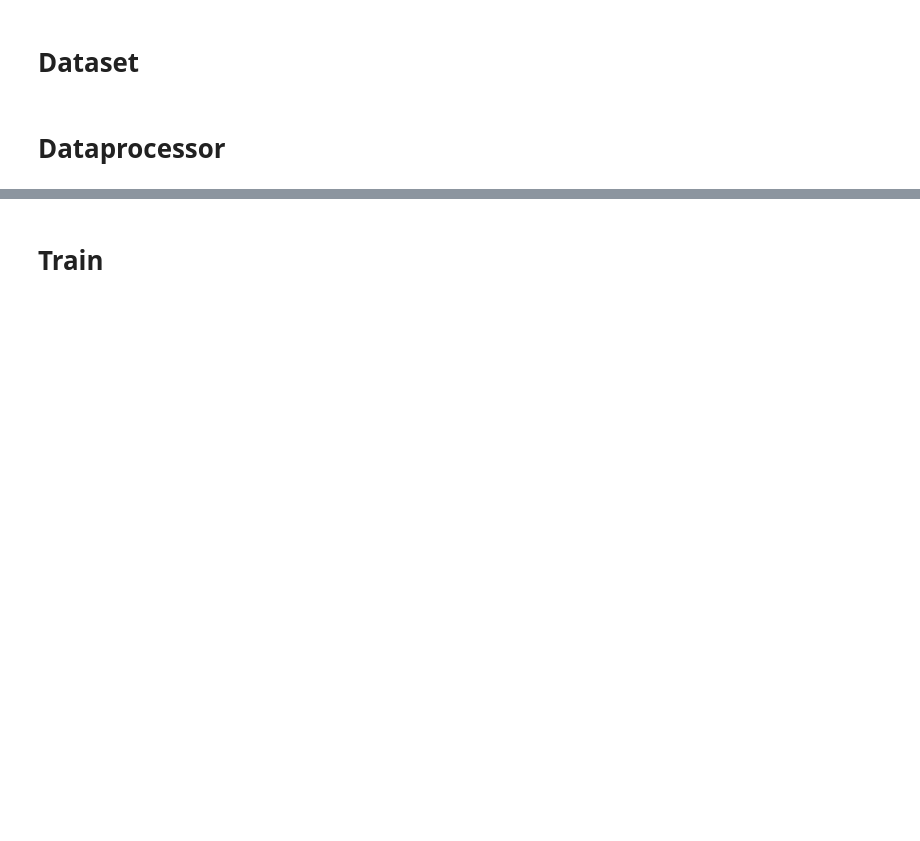
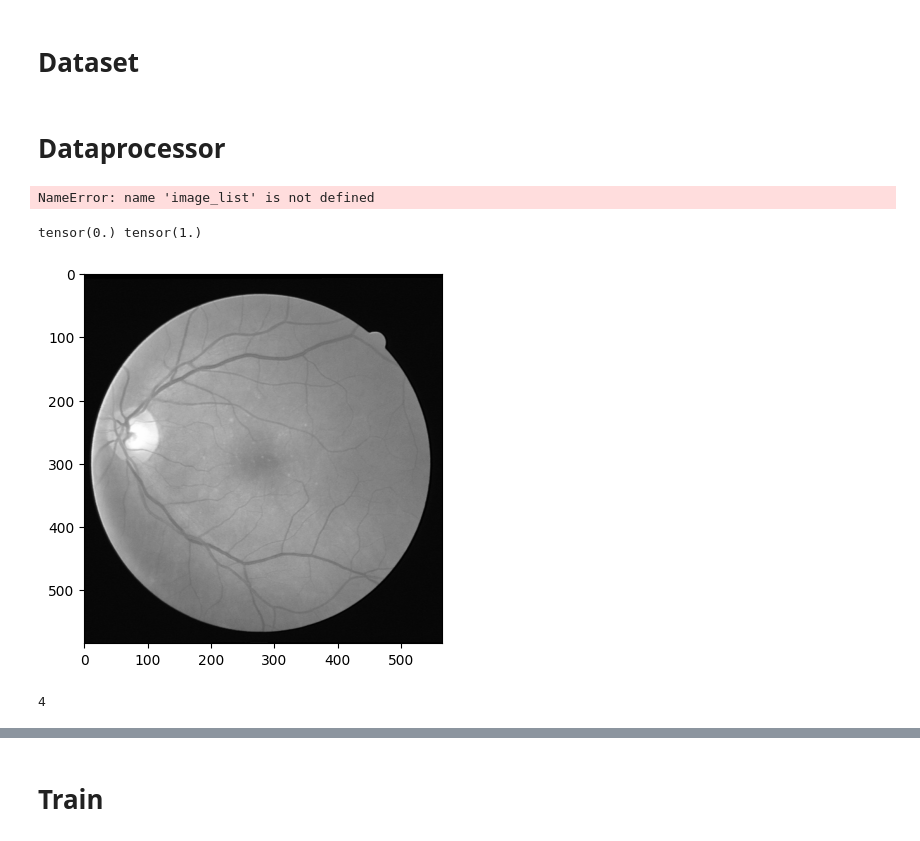
Before and after one commit to meysam-kazemi/drive-unet, a Jupyter notebook: fr_unet.ipynb, the cells around one changed output, grey strips where cells are left out. Drawn from its saved outputs; the diff is of its cells as text; code cells hidden in the pictures; blank space fills up the shorter version.

```diff
--- a/fr_unet.ipynb
+++ b/fr_unet.ipynb
@@ -812,0 +849,4 @@ data_process(DATA_PATH, DATA_NAME,
+# %%
+image_list
+# %% [output]
+NameError: name 'image_list' is not defined
@@ -812,0 +914,41 @@ data_process(DATA_PATH, DATA_NAME,
+# %%
+data_path = './'
+name = "DRIVE"  # ['DRIVE','CHASEDB1','STARE','CHUAC','DCA1']
+patch_size = 16  # the size of patch for image partition
+stride = 6  # the stride of image partitio
+mode = "training"
+
+save_path = os.path.join(data_path, f"{mode}_pro")
+# dir_exists(save_path)
+# remove_files(save_path)
+if name == "DRIVE":
+    img_path = os.path.join(data_path, mode, "images")
+    gt_path = os.path.join(data_path, mode, "1st_manual")
+    # img_path = "new_data/train/image/"
+    # gt_path = "new_data/train/mask/"
+    file_list = list(sorted(os.listdir(img_path)))
+
+img_list = []
+gt_list = []
+for i, file in tqdm(enumerate(file_list)):
+    if name == "DRIVE":
+        img = Image.open(os.path.join(img_path, file))
+        gt = Image.open(os.path.join(gt_path, file[0:2] + "_manual1.gif"))
+        # gt = Image.open(os.path.join(gt_path, file))
+        img = Grayscale(1)(img)
+        img_list.append(ToTensor()(img))
+        gt_list.append(ToTensor()(gt))
+# %%
+img_list = normalization(img_list)
+# %%
+import matplotlib.pyplot as plt
+plt.imshow(img_list[0][0],'gray')
+print(img_list[0].min(), img_list[0].max())
+# %% [output]
+tensor(0.) tensor(1.)
+[figure, added]
+# %%
+a = get_patch([img_list[0]], 500, 1000)
+len(a)
+# %% [output]
+4
```
Also changed, not shown: parts of 34 cells of this notebook.
